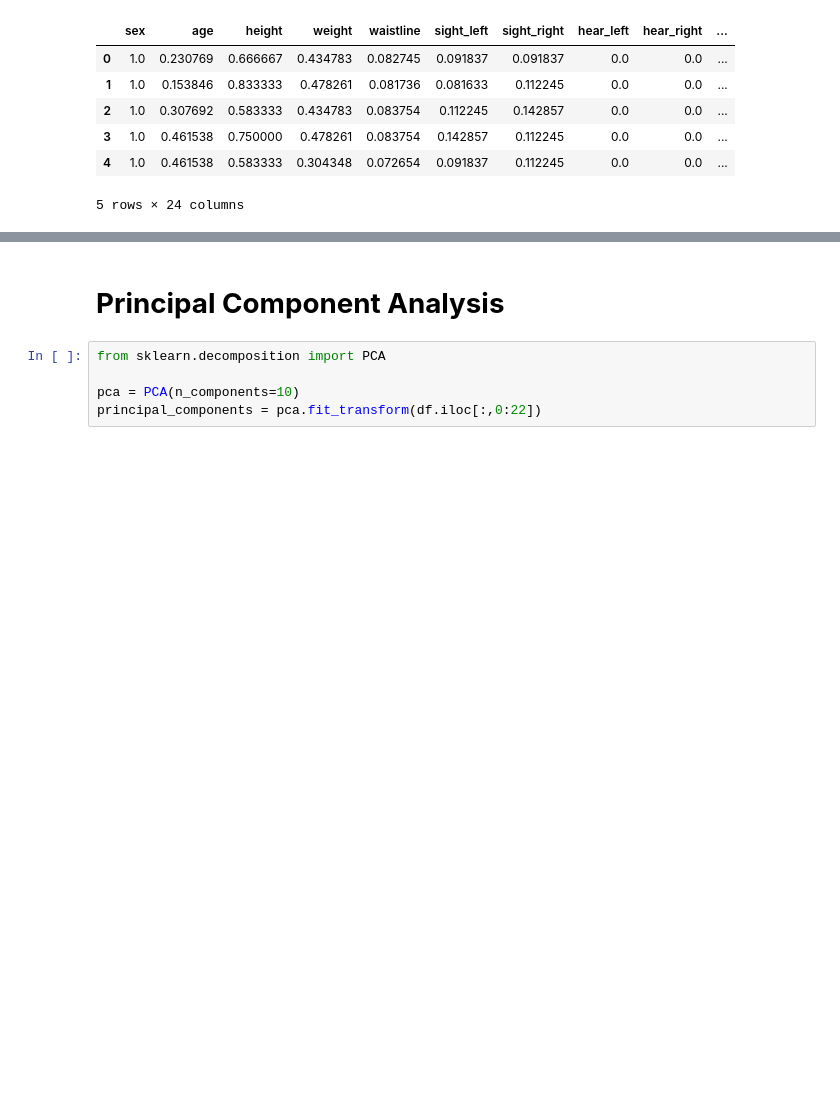
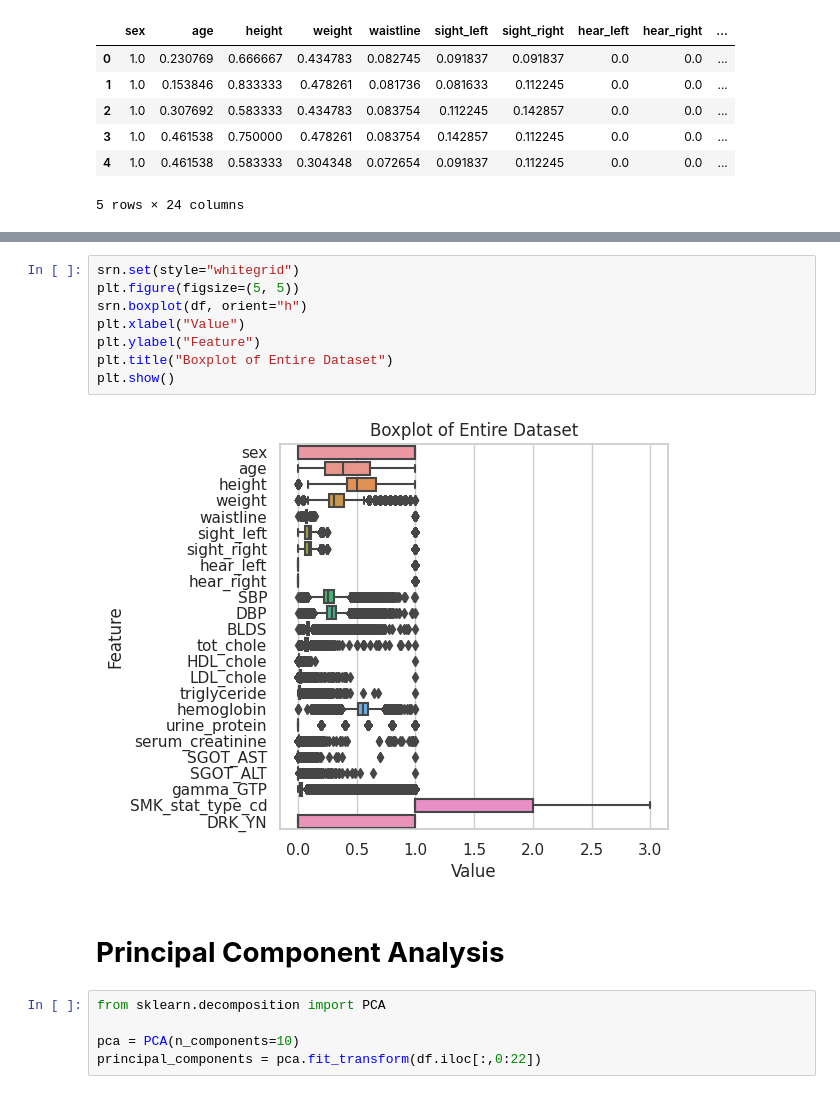
Before and after one commit to rhshovon102/DataMining-MachineLearning, a Jupyter notebook: Classifying_Different_Types_of_Smoker_and_Drinker_by_Analyzing_Body_Signal_Using_Machine_Learning.ipynb, the cells around one changed output, grey strips where cells are left out. Saved outputs shown, nothing was run; the diff lists cells and outputs as text; blank space fills up the shorter version.

```diff
--- a/Classifying_Different_Types_of_Smoker_and_Drinker_by_Analyzing_Body_Signal_Using_Machine_Learning.ipynb
+++ b/Classifying_Different_Types_of_Smoker_and_Drinker_by_Analyzing_Body_Signal_Using_Machine_Learning.ipynb
@@ -88,3 +168,13 @@ df.head()
+# %%
+srn.set(style="whitegrid")
+plt.figure(figsize=(5, 5))
+srn.boxplot(df, orient="h")
+plt.xlabel("Value")
+plt.ylabel("Feature")
+plt.title("Boxplot of Entire Dataset")
+plt.show()
+# %% [output]
+[figure, added]
 # %% [markdown]
 # **Principal Component Analysis**
 # %%
```
Also changed, not shown: parts of 57 cells of this notebook.
